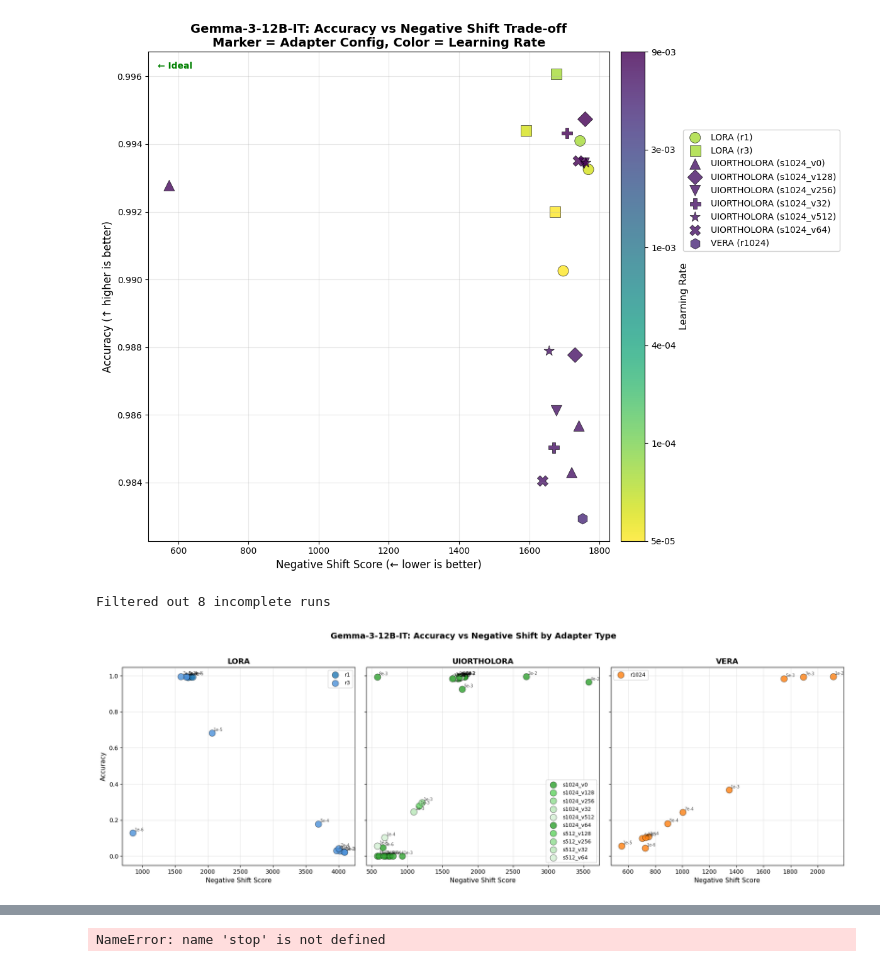
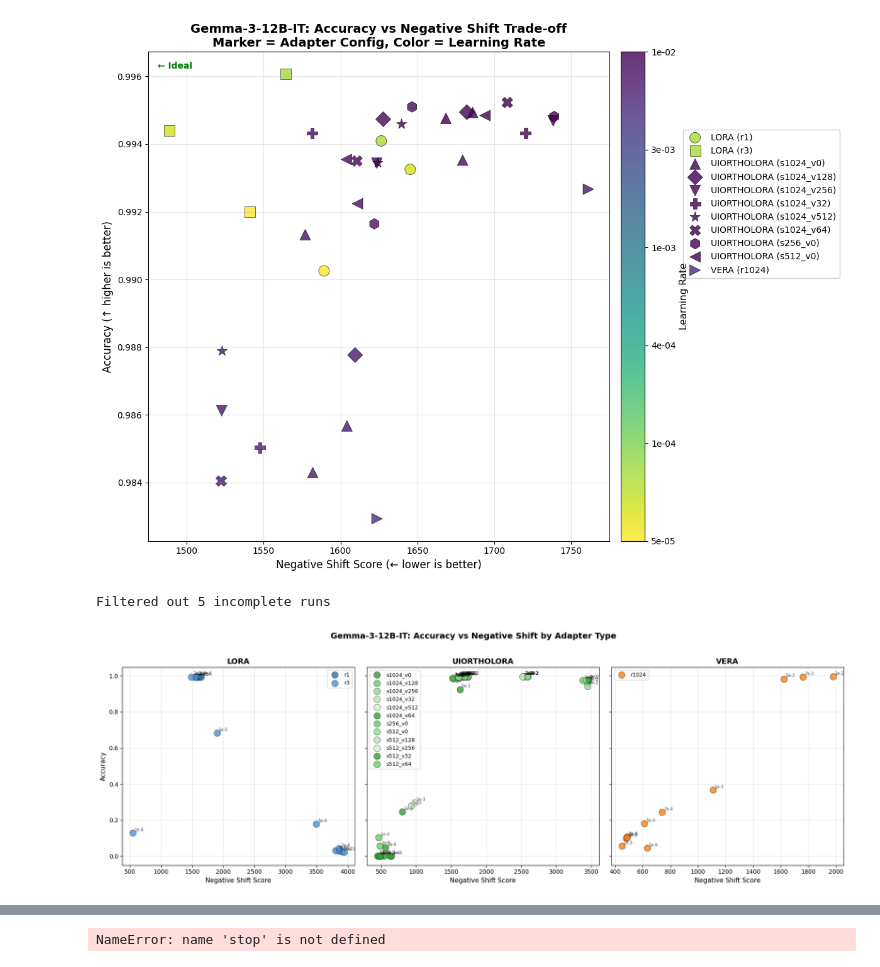
Before and after one commit to Guy-Bilitski/UIOrthoLoRA, a Jupyter notebook: notebooks/tuner_knowledge/src/analysis/analyze_intrinsic.ipynb, the cells around one changed output, grey strips where cells are left out. Drawn from its saved outputs; the diff is of its cells as text; code cells hidden in the pictures.

Commit message:
results update

```diff
--- a/notebooks/tuner_knowledge/src/analysis/analyze_intrinsic.ipynb
+++ b/notebooks/tuner_knowledge/src/analysis/analyze_intrinsic.ipynb
@@ -396,7 +610,7 @@ def run_full_analysis(csv_path, output_prefix, model_name):
     plot_accuracy_vs_negshift_faceted(df, output_prefix, model_name)
 # %%
 run_full_analysis(
-    csv_path="adapters_results/threshold_0.6/adapter_results_gemma-3-12b-it.csv",
+    csv_path="adapters_results/threshold_0.8/adapter_results_gemma-3-12b-it.csv",
     output_prefix="graphs/gemma",
     model_name="Gemma-3-12B-IT"
 )
@@ -424,6 +635,6 @@ Filtered out 46 points (Low accuracy < 0.97 or incomplete)
-[figure, old version]
+[figure, new version]
-Filtered out 8 incomplete runs
+Filtered out 5 incomplete runs
-[figure, old version]
+[figure, new version]
 # %%
 import pandas as pd
 import numpy as np
```
Also changed, not shown: parts of 3 cells of this notebook, 7 other files.
